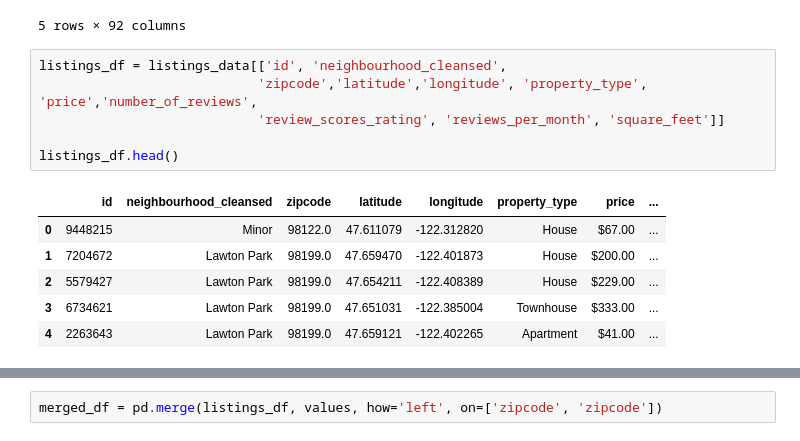
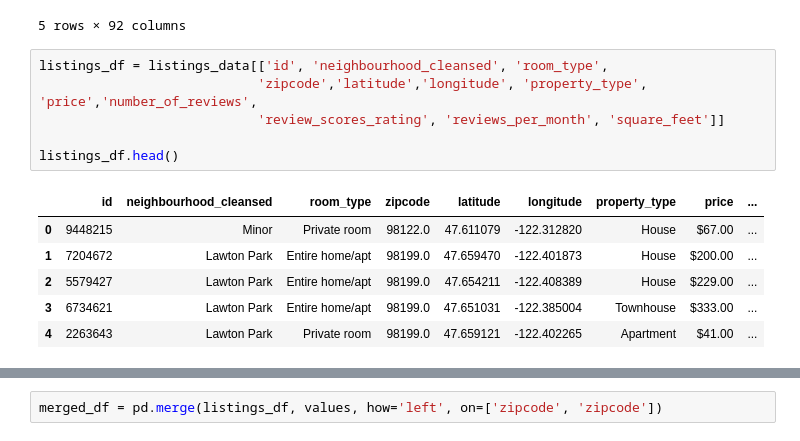
Before and after one commit to ericcheechee/ProjectBeta, a Jupyter notebook: data_cleanup.ipynb, the cells around one changed output, grey strips where cells are left out. Saved outputs shown, nothing was run; the diff lists cells and outputs as text.

```diff
--- a/data_cleanup.ipynb
+++ b/data_cleanup.ipynb
@@ -22,17 +22,17 @@ listings_data.head()
 | 4 | 2263643 | https://www.airbnb.com/rooms/2263643 | 2.020000e+13 | 1/4/2016 | Charming English room by Park | I live near a park and also a 20 ... | This is a large bedroom with clos... | I live near a park and also a 20 ... | ... |
 5 rows × 92 columns
 # %%
-listings_df = listings_data[['id', 'neighbourhood_cleansed',
+listings_df = listings_data[['id', 'neighbourhood_cleansed', 'room_type',
                             'zipcode','latitude','longitude', 'property_type', 'price','number_of_reviews',
                             'review_scores_rating', 'reviews_per_month', 'square_feet']]
 
 listings_df.head()
 # %% [output]
-|  | id | neighbourhood_cleansed | zipcode | latitude | longitude | property_type | price | ... |
-| 0 | 9448215 | Minor | 98122.0 | 47.611079 | -122.312820 | House | $67.00 | ... |
-| 1 | 7204672 | Lawton Park | 98199.0 | 47.659470 | -122.401873 | House | $200.00 | ... |
-| 2 | 5579427 | Lawton Park | 98199.0 | 47.654211 | -122.408389 | House | $229.00 | ... |
-| 3 | 6734621 | Lawton Park | 98199.0 | 47.651031 | -122.385004 | Townhouse | $333.00 | ... |
-| 4 | 2263643 | Lawton Park | 98199.0 | 47.659121 | -122.402265 | Apartment | $41.00 | ... |
+|  | id | neighbourhood_cleansed | room_type | zipcode | latitude | longitude | property_type | price | ... |
+| 0 | 9448215 | Minor | Private room | 98122.0 | 47.611079 | -122.312820 | House | $67.00 | ... |
+| 1 | 7204672 | Lawton Park | Entire home/apt | 98199.0 | 47.659470 | -122.401873 | House | $200.00 | ... |
+| 2 | 5579427 | Lawton Park | Entire home/apt | 98199.0 | 47.654211 | -122.408389 | House | $229.00 | ... |
+| 3 | 6734621 | Lawton Park | Entire home/apt | 98199.0 | 47.651031 | -122.385004 | Townhouse | $333.00 | ... |
+| 4 | 2263643 | Lawton Park | Private room | 98199.0 | 47.659121 | -122.402265 | Apartment | $41.00 | ... |
 # %%
 listings_df['price'] = pd.to_numeric(listings_df['price'].apply(lambda x:x.replace('$', '').replace(',','')))
```
Also changed, not shown: parts of 16 cells of this notebook, 1 other file.
